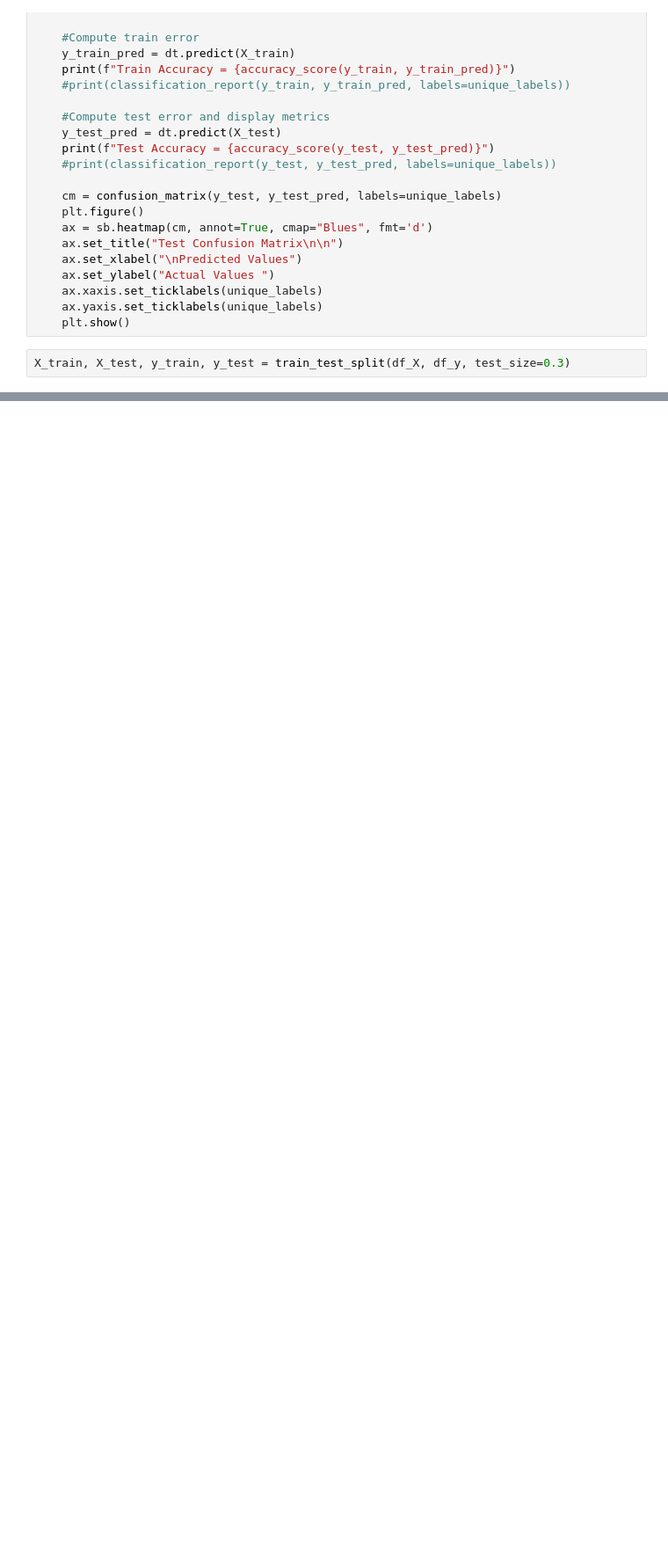
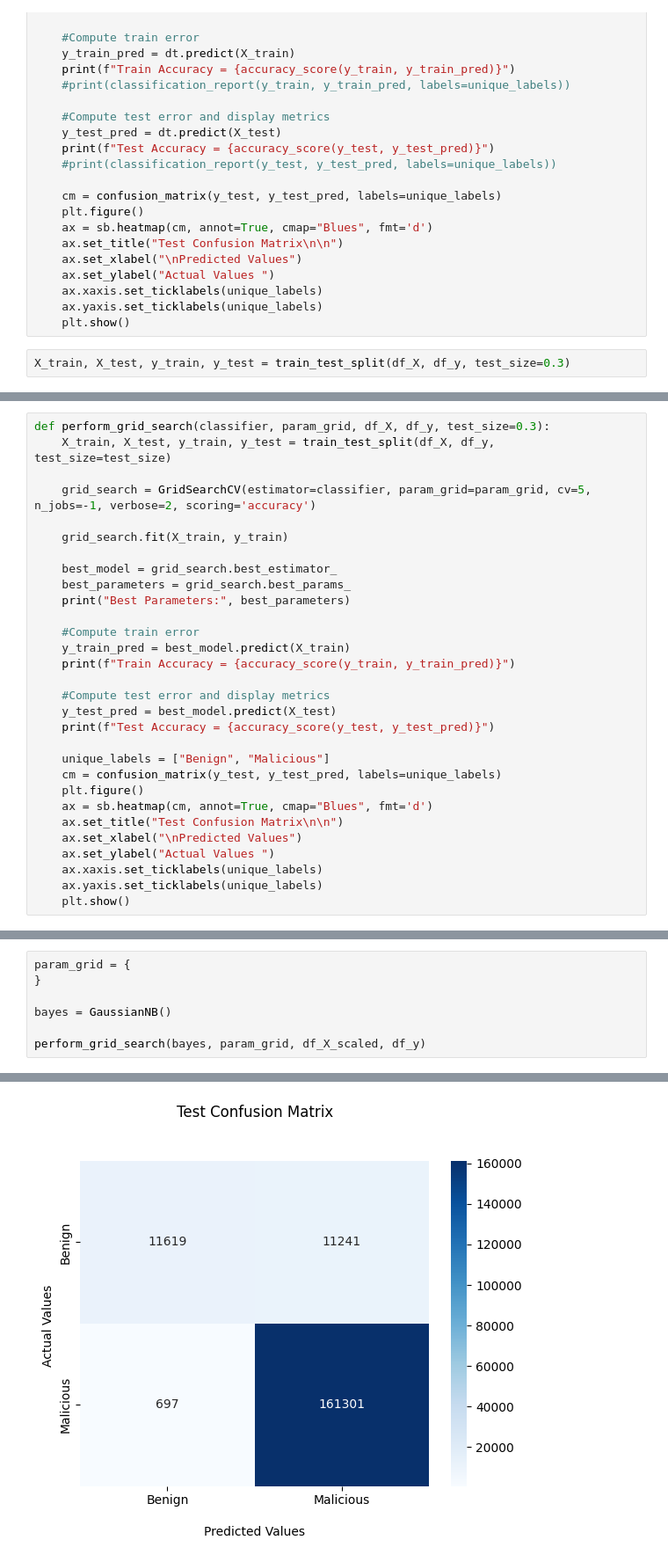
Before and after one commit to Rodhaaret/T-710-MLCS-Final-project, a Jupyter notebook: botnets_ml.ipynb, the cells around one changed output, grey strips where cells are left out. Shown at 88% size. Drawn from its saved outputs; the diff is of its cells as text; blank space fills up the shorter version.

```diff
--- a/botnets_ml.ipynb
+++ b/botnets_ml.ipynb
@@ -215,0 +293,30 @@ Test Accuracy = 0.9559436438309558
+# %%
+def perform_grid_search(classifier, param_grid, df_X, df_y, test_size=0.3):
+    X_train, X_test, y_train, y_test = train_test_split(df_X, df_y, test_size=test_size)
+
+    grid_search = GridSearchCV(estimator=classifier, param_grid=param_grid, cv=5, n_jobs=-1, verbose=2, scoring='accuracy')
+
+    grid_search.fit(X_train, y_train)
+
+    best_model = grid_search.best_estimator_
+    best_parameters = grid_search.best_params_
+    print("Best Parameters:", best_parameters)
+
+    #Compute train error
+    y_train_pred = best_model.predict(X_train)
+    print(f"Train Accuracy = {accuracy_score(y_train, y_train_pred)}")
+
+    #Compute test error and display metrics
+    y_test_pred = best_model.predict(X_test)
+    print(f"Test Accuracy = {accuracy_score(y_test, y_test_pred)}")
+
+    unique_labels = ["Benign", "Malicious"]
+    cm = confusion_matrix(y_test, y_test_pred, labels=unique_labels)
+    plt.figure()
+    ax = sb.heatmap(cm, annot=True, cmap="Blues", fmt='d')
+    ax.set_title("Test Confusion Matrix\n\n")
+    ax.set_xlabel("\nPredicted Values")
+    ax.set_ylabel("Actual Values ")
+    ax.xaxis.set_ticklabels(unique_labels)
+    ax.yaxis.set_ticklabels(unique_labels)
+    plt.show()
@@ -215,0 +327,8 @@ Test Accuracy = 0.9559436438309558
+# %%
+param_grid = {
+}
+
+bayes = GaussianNB()
+
+perform_grid_search(bayes, param_grid, df_X_scaled, df_y)
+# %% [output]
@@ -215,0 +339 @@ Test Accuracy = 0.9559436438309558
+[figure, added]
```
Also changed, not shown: parts of 59 cells of this notebook.
